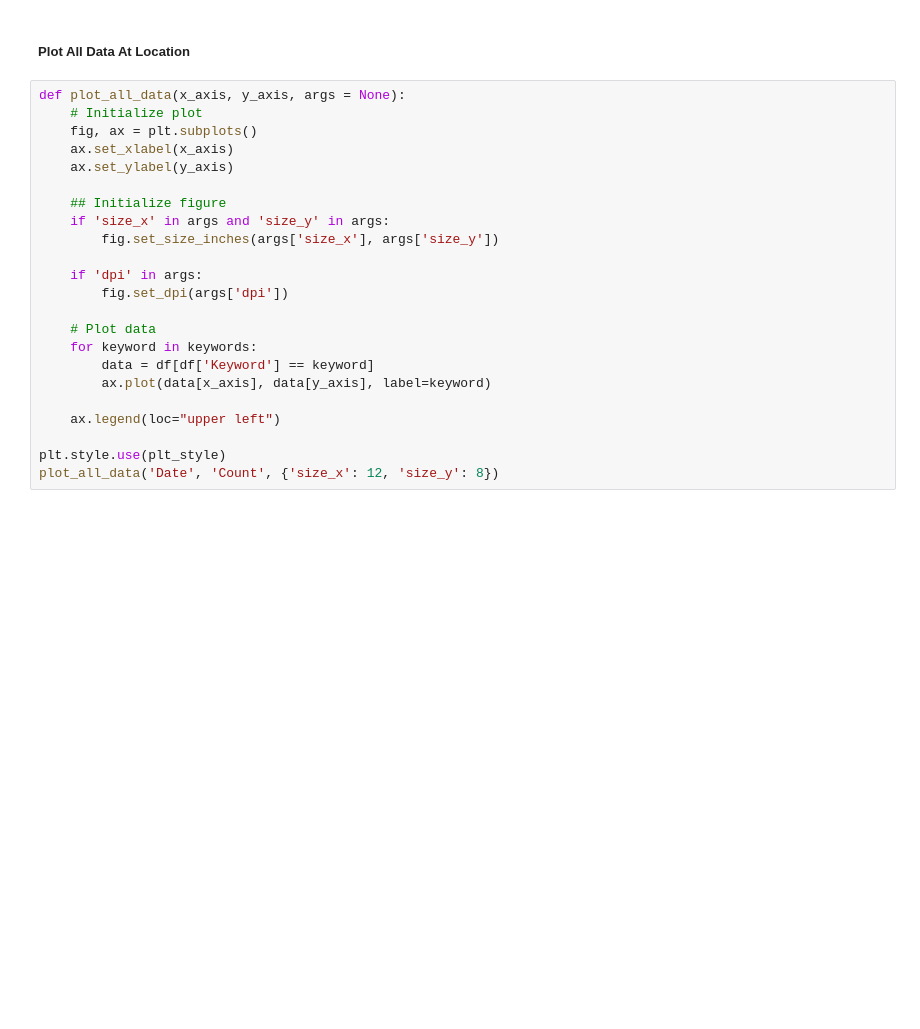
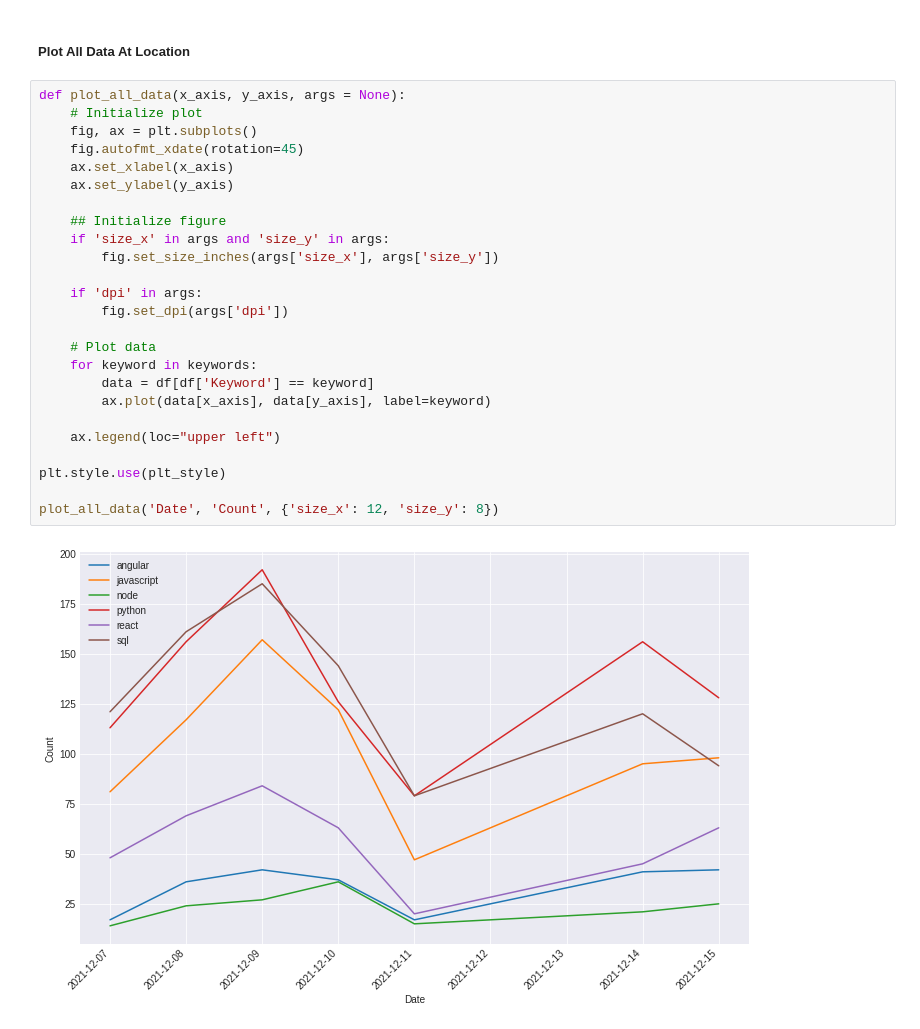
Before and after one commit to nbur4556/job-watch-scraper, a Jupyter notebook: analitics.ipynb, the cells around one changed output. Saved outputs shown, nothing was run; the diff lists cells and outputs as text; blank space fills up the shorter version.

Commit message:
feat: rotate dates on plot

```diff
--- a/analitics.ipynb
+++ b/analitics.ipynb
@@ -55,23 +62,27 @@ sort_data('Count').head()
 # %%
 def plot_all_data(x_axis, y_axis, args = None):
     # Initialize plot
     fig, ax = plt.subplots()
+    fig.autofmt_xdate(rotation=45)
     ax.set_xlabel(x_axis)
     ax.set_ylabel(y_axis)
 
     ## Initialize figure
     if 'size_x' in args and 'size_y' in args:
         fig.set_size_inches(args['size_x'], args['size_y'])
 
     if 'dpi' in args:
         fig.set_dpi(args['dpi'])
 
     # Plot data
     for keyword in keywords:
         data = df[df['Keyword'] == keyword]
         ax.plot(data[x_axis], data[y_axis], label=keyword)
 
     ax.legend(loc="upper left")
 
 plt.style.use(plt_style)
+
 plot_all_data('Date', 'Count', {'size_x': 12, 'size_y': 8})
+# %% [output]
+[figure, added]
```
Also changed, not shown: parts of 1 cell of this notebook.
